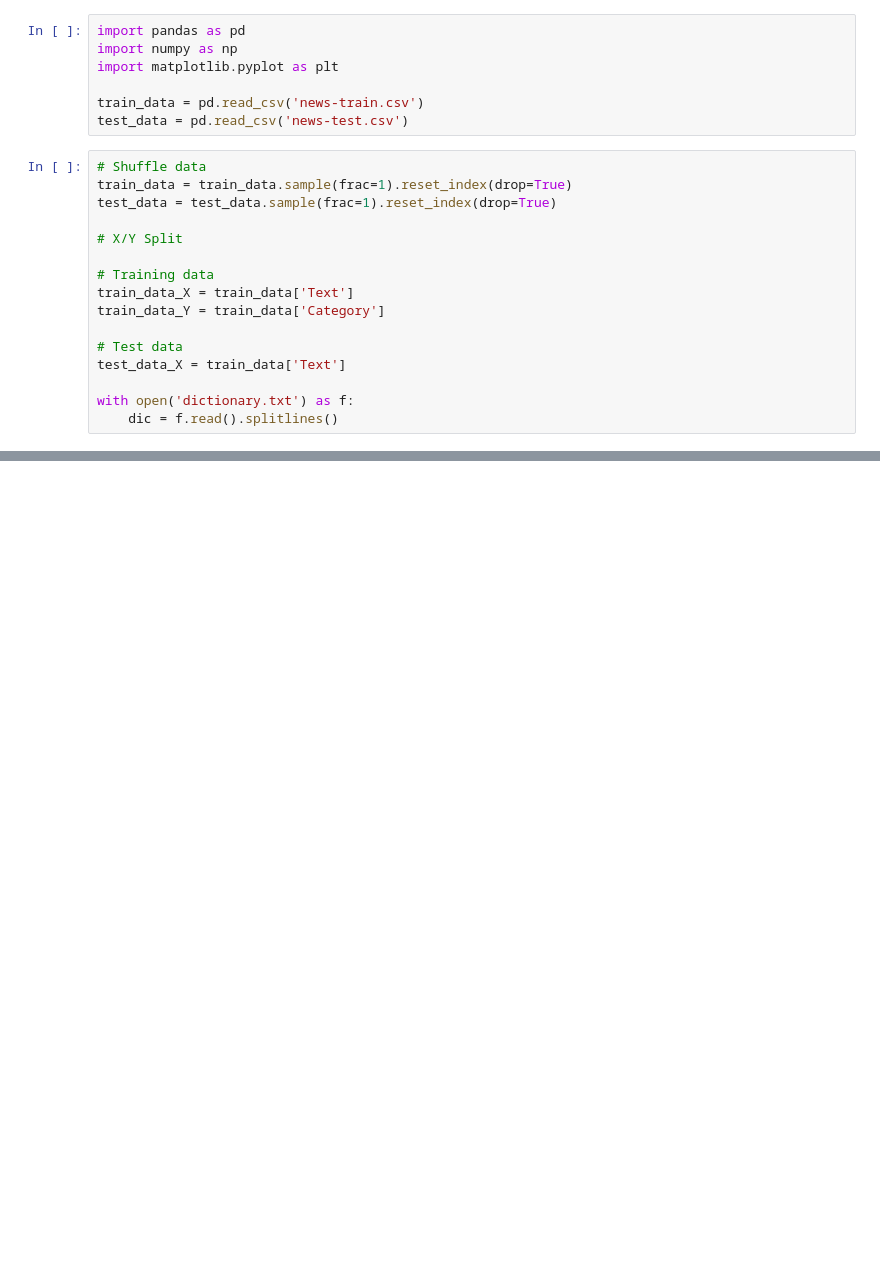
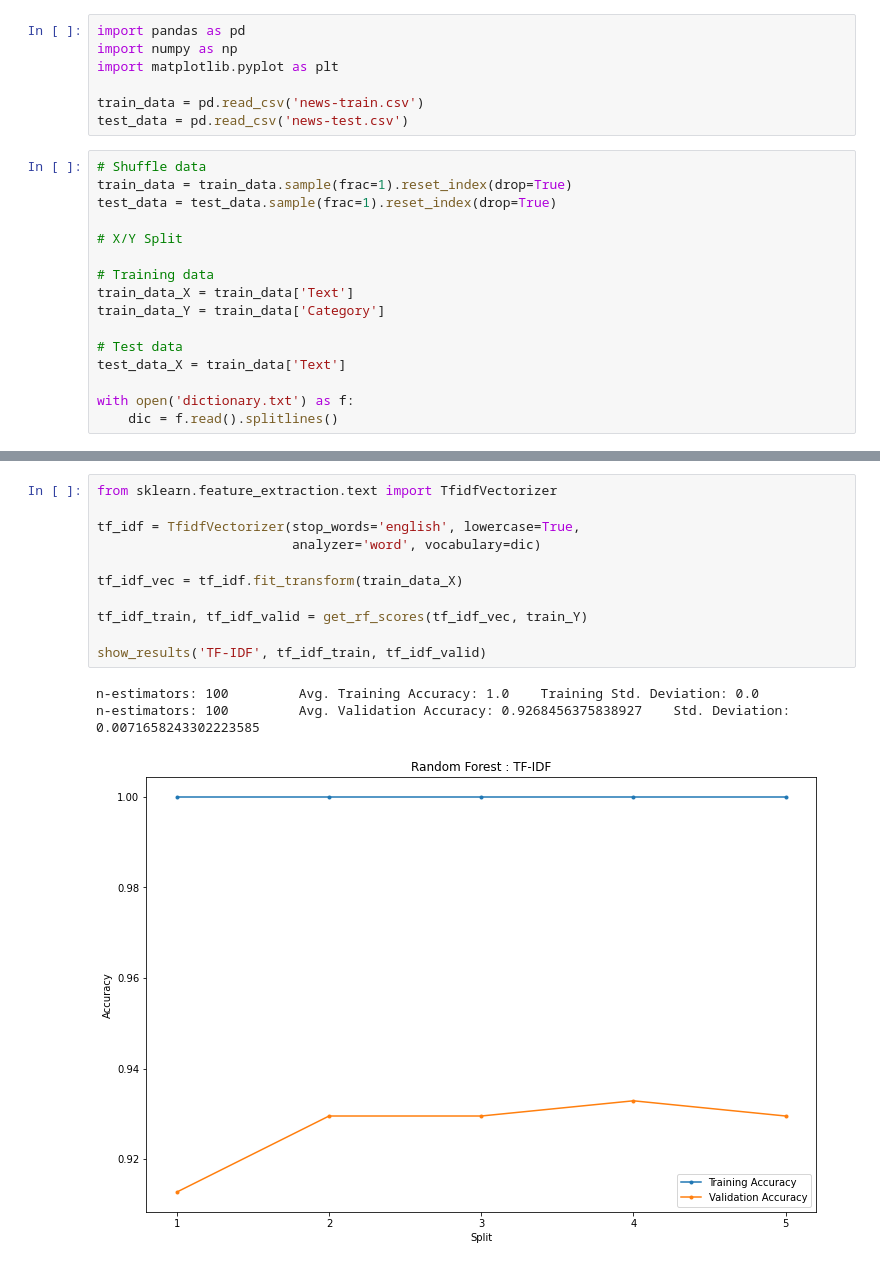
Before and after one commit to cjdomacena/IS392-hw2, a Jupyter notebook: index.ipynb, the cells around one changed output, grey strips where cells are left out. Saved outputs shown, nothing was run; the diff lists cells and outputs as text; blank space fills up the shorter version.

```diff
--- a/index.ipynb
+++ b/index.ipynb
@@ -101,0 +101,15 @@ print(type(embeddedVec))
+# %%
+from sklearn.feature_extraction.text import TfidfVectorizer
+
+tf_idf = TfidfVectorizer(stop_words='english', lowercase=True,
+                         analyzer='word', vocabulary=dic)
+
+tf_idf_vec = tf_idf.fit_transform(train_data_X)
+
+tf_idf_train, tf_idf_valid = get_rf_scores(tf_idf_vec, train_Y)
+
+show_results('TF-IDF', tf_idf_train, tf_idf_valid)
+# %% [output]
+n-estimators: 100         Avg. Training Accuracy: 1.0    Training Std. Deviation: 0.0
+n-estimators: 100         Avg. Validation Accuracy: 0.9268456375838927    Std. Deviation: 0.0071658243302223585
+[figure, added]
```
Also changed, not shown: parts of 9 cells of this notebook, 4 other files.
